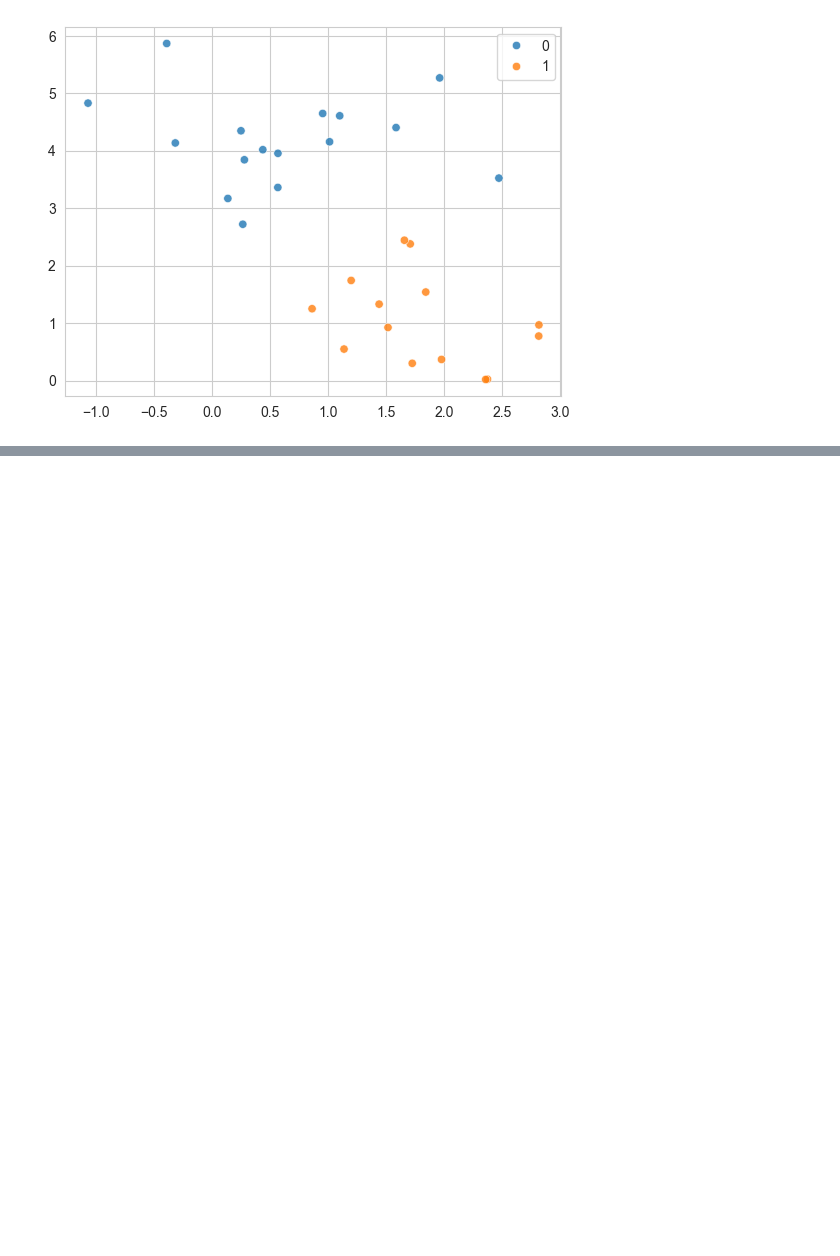
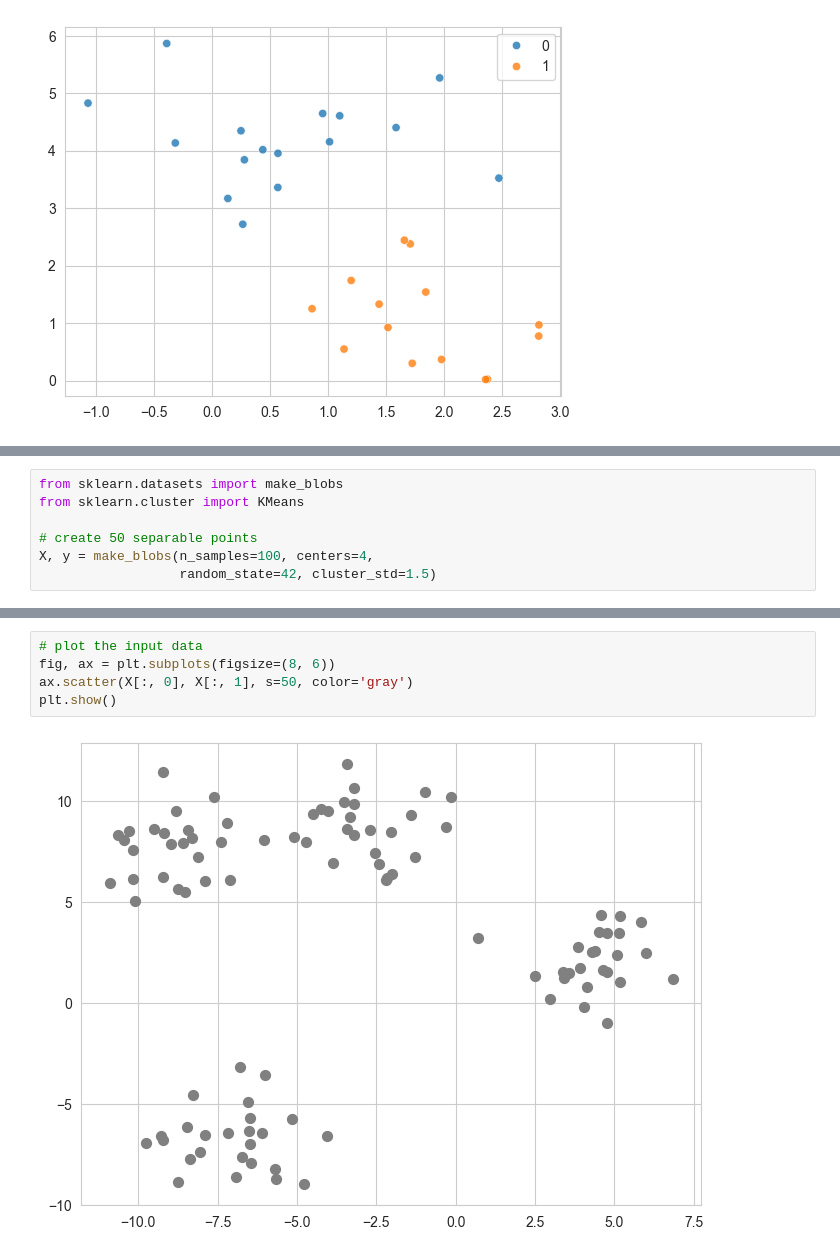
Before and after one commit to julihdez36/Machine_learning, a Jupyter notebook: Decision Trees and Random Forests/introduction.ipynb, the cells around one changed output, grey strips where cells are left out. Drawn from its saved outputs; the diff is of its cells as text; blank space fills up the shorter version.

```diff
--- a/Decision Trees and Random Forests/introduction.ipynb
+++ b/Decision Trees and Random Forests/introduction.ipynb
@@ -68,0 +75,7 @@ sns.scatterplot(x= X2[:, 0], y= X2[:, 1], hue= y2, alpha = .8)
+# %%
+from sklearn.datasets import make_blobs
+from sklearn.cluster import KMeans
+
+# create 50 separable points
+X, y = make_blobs(n_samples=100, centers=4,
+                  random_state=42, cluster_std=1.5)
@@ -68,0 +88,7 @@ sns.scatterplot(x= X2[:, 0], y= X2[:, 1], hue= y2, alpha = .8)
+# %%
+# plot the input data
+fig, ax = plt.subplots(figsize=(8, 6))
+ax.scatter(X[:, 0], X[:, 1], s=50, color='gray')
+plt.show()
+# %% [output]
+[figure, added]
```
Also changed, not shown: parts of 7 cells of this notebook.
